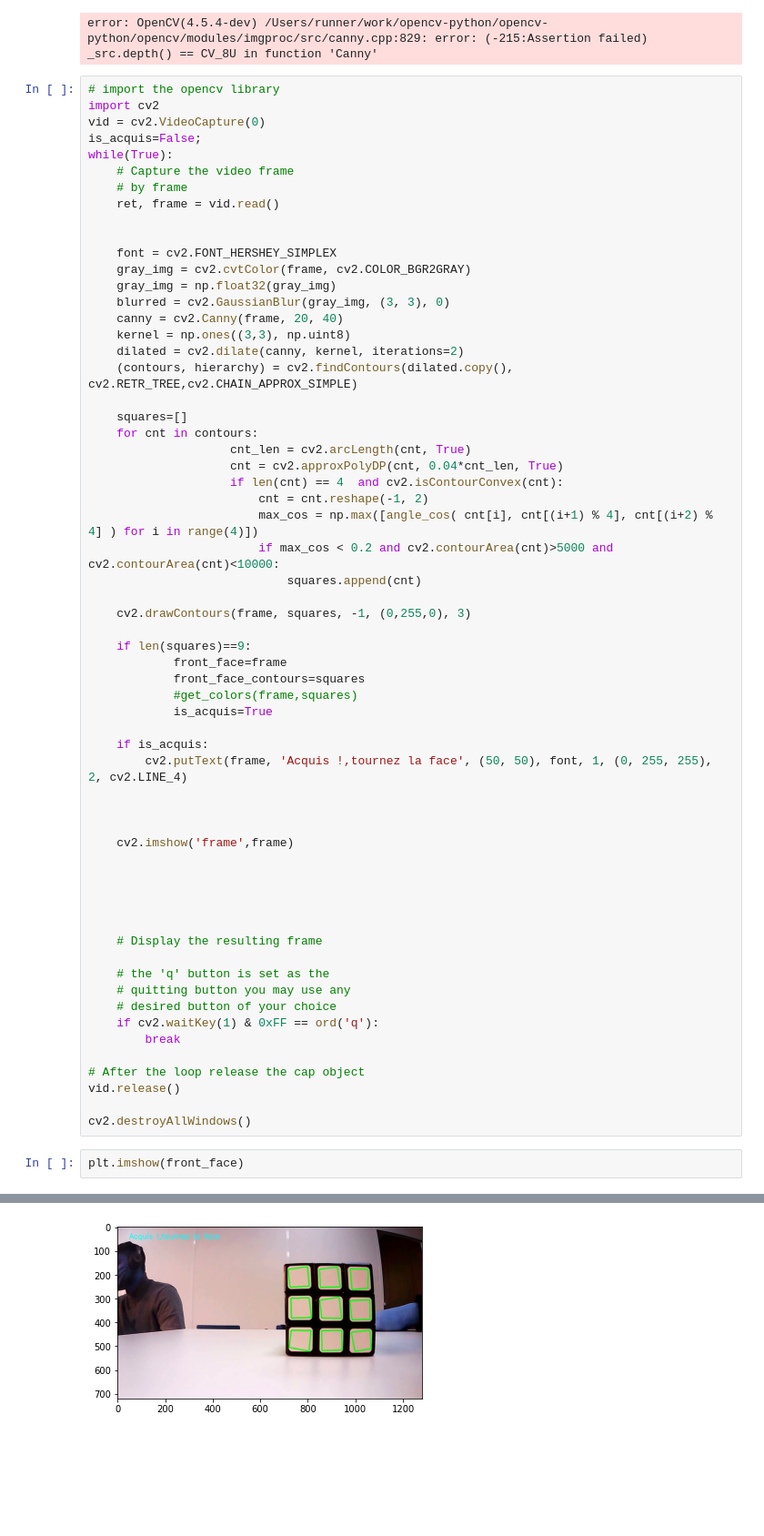
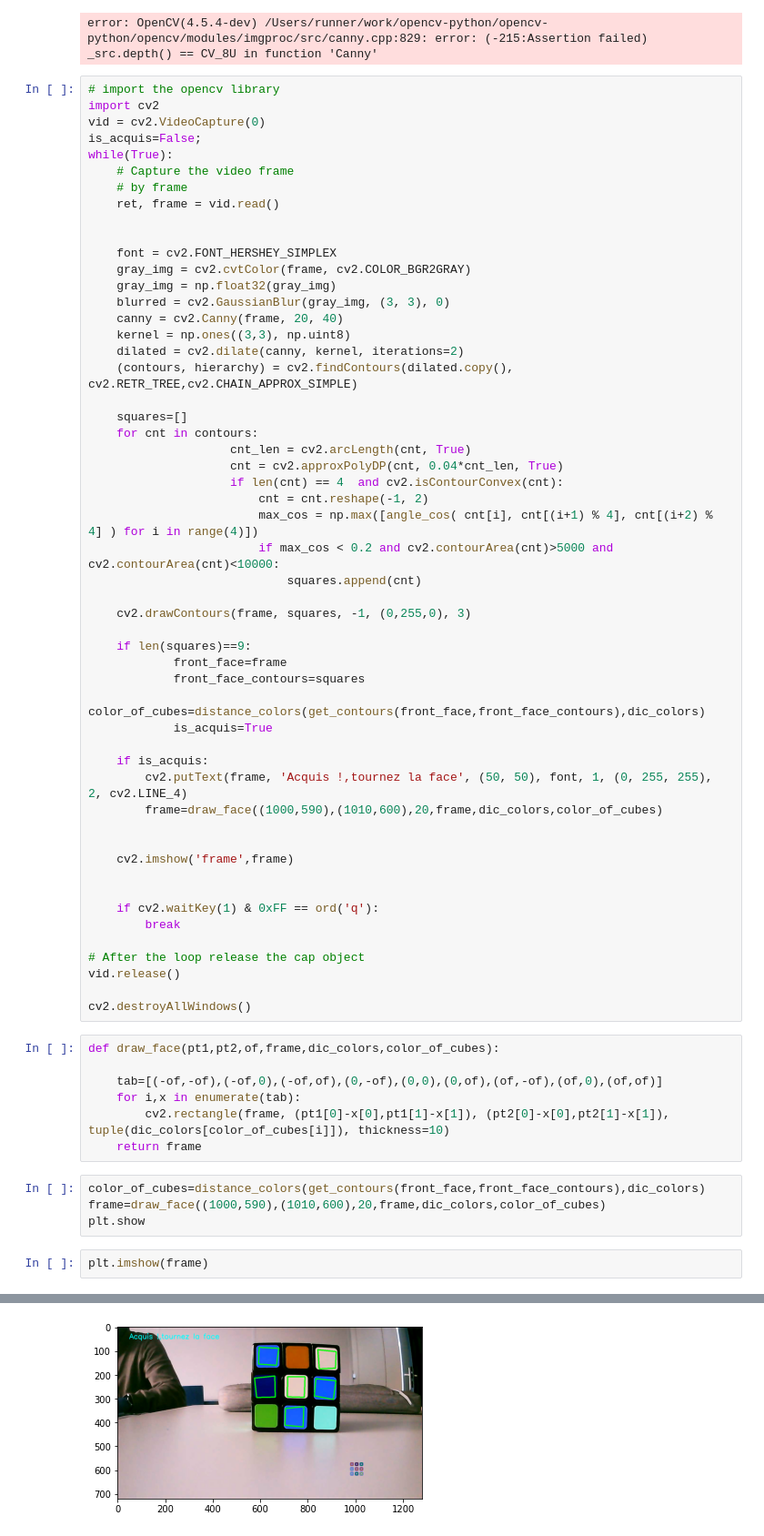
Before and after one commit to alexpetit/Rubiks_solver, a Jupyter notebook: 1_exploration.ipynb, the cells around one changed output, grey strips where cells are left out. Shown at 91% size. Cells and saved outputs as stored; diff of their text form; blank space fills up the shorter version.

Commit message:
ajout front face à laffichage

```diff
--- a/1_exploration.ipynb
+++ b/1_exploration.ipynb
@@ -75,25 +78,17 @@ while(True):
     if len(squares)==9:
             front_face=frame
             front_face_contours=squares
-            #get_colors(frame,squares)
+            color_of_cubes=distance_colors(get_contours(front_face,front_face_contours),dic_colors)
             is_acquis=True
 
     if is_acquis:
         cv2.putText(frame, 'Acquis !,tournez la face', (50, 50), font, 1, (0, 255, 255), 2, cv2.LINE_4)
-
+        frame=draw_face((1000,590),(1010,600),20,frame,dic_colors,color_of_cubes)
 
 
     cv2.imshow('frame',frame)
 
 
-
-
-
-    # Display the resulting frame
-
-    # the 'q' button is set as the
-    # quitting button you may use any
-    # desired button of your choice
     if cv2.waitKey(1) & 0xFF == ord('q'):
         break
 
@@ -101,11 +96,22 @@ while(True):
 vid.release()
 
 cv2.destroyAllWindows()
+# %%
+def draw_face(pt1,pt2,of,frame,dic_colors,color_of_cubes):
+
+    tab=[(-of,-of),(-of,0),(-of,of),(0,-of),(0,0),(0,of),(of,-of),(of,0),(of,of)]
+    for i,x in enumerate(tab):
+        cv2.rectangle(frame, (pt1[0]-x[0],pt1[1]-x[1]), (pt2[0]-x[0],pt2[1]-x[1]), tuple(dic_colors[color_of_cubes[i]]), thickness=10)
+    return frame
+# %%
+color_of_cubes=distance_colors(get_contours(front_face,front_face_contours),dic_colors)
+frame=draw_face((1000,590),(1010,600),20,frame,dic_colors,color_of_cubes)
+plt.show
 # %%
-plt.imshow(front_face)
+plt.imshow(frame)
 # %% [output]
 <matplotlib.image.AxesImage at 0x...>
-[figure, old version]
+[figure, new version]
 # %%
 def get_contours(img,contours):
     tab=[]
```
Also changed, not shown: parts of 11 cells of this notebook.
